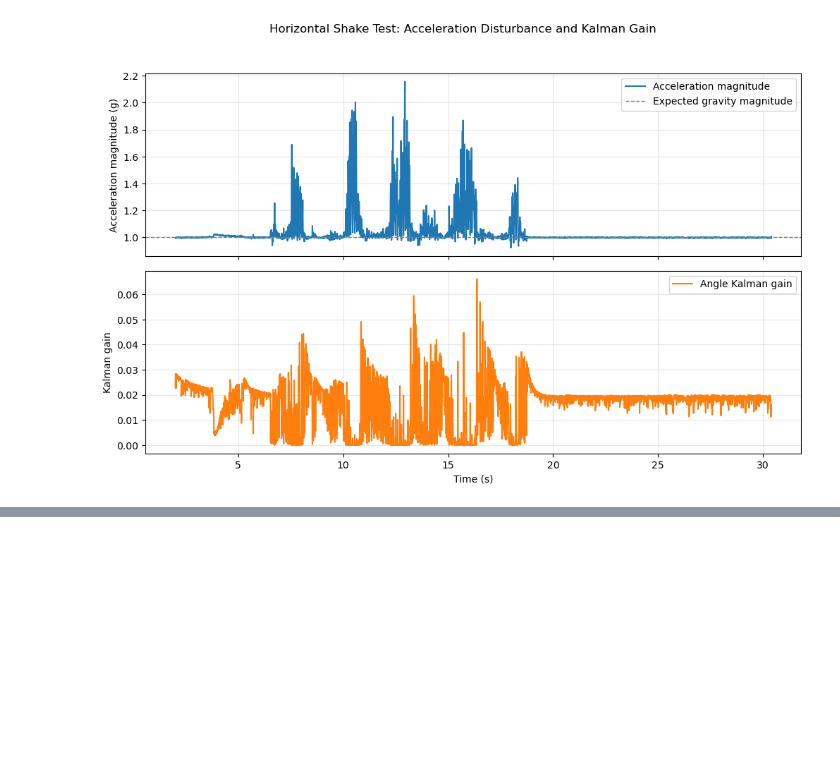
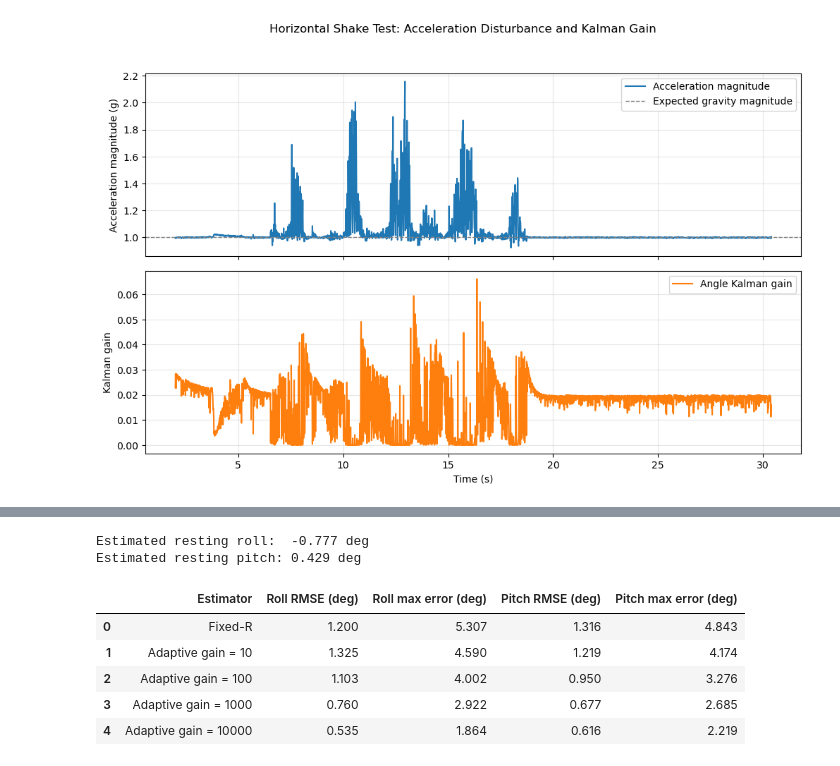
Before and after one commit to tej-parekh/stm32-imu-motion-tracker, a Jupyter notebook: Python Analysis/orientation_analysis.ipynb, the cells around one changed output, grey strips where cells are left out. Cells and saved outputs as stored; diff of their text form; code cells hidden in the pictures; blank space fills up the shorter version.

```diff
--- a/Python Analysis/orientation_analysis.ipynb
+++ b/Python Analysis/orientation_analysis.ipynb
@@ -789,0 +793,80 @@ plt.show()
+# %%
+quiet_mask = (
+    ((shake_df["time_s"] >= 2.0) & (shake_df["time_s"] < 6.0))
+    | (shake_df["time_s"] >= 20.0)
+)
+
+shake_mask = (
+    (shake_df["time_s"] >= 6.0)
+    & (shake_df["time_s"] < 19.0)
+)
+
+roll_baseline = shake_df.loc[
+    quiet_mask,
+    "roll_acc_deg"
+].median()
+
+pitch_baseline = shake_df.loc[
+    quiet_mask,
+    "pitch_acc_deg"
+].median()
+
+print(f"Estimated resting roll:  {roll_baseline:.3f} deg")
+print(f"Estimated resting pitch: {pitch_baseline:.3f} deg")
+# %% [output]
+Estimated resting roll:  -0.777 deg
+Estimated resting pitch: 0.429 deg
+# %%
+metrics = []
+
+# Fixed-R result
+roll_error = (
+    shake_df.loc[shake_mask, "roll_kf_fixed_deg"]
+    - roll_baseline
+)
+
+pitch_error = (
+    shake_df.loc[shake_mask, "pitch_kf_fixed_deg"]
+    - pitch_baseline
+)
+
+metrics.append({
+    "Estimator": "Fixed-R",
+    "Roll RMSE (deg)": np.sqrt(np.mean(roll_error**2)),
+    "Roll max error (deg)": np.max(np.abs(roll_error)),
+    "Pitch RMSE (deg)": np.sqrt(np.mean(pitch_error**2)),
+    "Pitch max error (deg)": np.max(np.abs(pitch_error))
+})
+
+# Adaptive-R candidates
+for gain, result_df in shake_gain_results.items():
+    roll_error = (
+        result_df.loc[shake_mask, "roll_kf_adaptive_deg"]
+        - roll_baseline
+    )
+
+    pitch_error = (
+        result_df.loc[shake_mask, "pitch_kf_adaptive_deg"]
+        - pitch_baseline
+    )
+
+    metrics.append({
+        "Estimator": f"Adaptive gain = {gain:g}",
+        "Roll RMSE (deg)": np.sqrt(np.mean(roll_error**2)),
+        "Roll max error (deg)": np.max(np.abs(roll_error)),
+        "Pitch RMSE (deg)": np.sqrt(np.mean(pitch_error**2)),
+        "Pitch max error (deg)": np.max(np.abs(pitch_error))
+    })
+
+metrics_df = pd.DataFrame(metrics)
+
+display(
+    metrics_df.round(3)
+)
+# %% [output]
+|  | Estimator | Roll RMSE (deg) | Roll max error (deg) | Pitch RMSE (deg) | Pitch max error (deg) |
+| 0 | Fixed-R | 1.200 | 5.307 | 1.316 | 4.843 |
+| 1 | Adaptive gain = 10 | 1.325 | 4.590 | 1.219 | 4.174 |
+| 2 | Adaptive gain = 100 | 1.103 | 4.002 | 0.950 | 3.276 |
+| 3 | Adaptive gain = 1000 | 0.760 | 2.922 | 0.677 | 2.685 |
+| 4 | Adaptive gain = 10000 | 0.535 | 1.864 | 0.616 | 2.219 |
```
Also changed, not shown: parts of 11 cells of this notebook, 3 other files.
